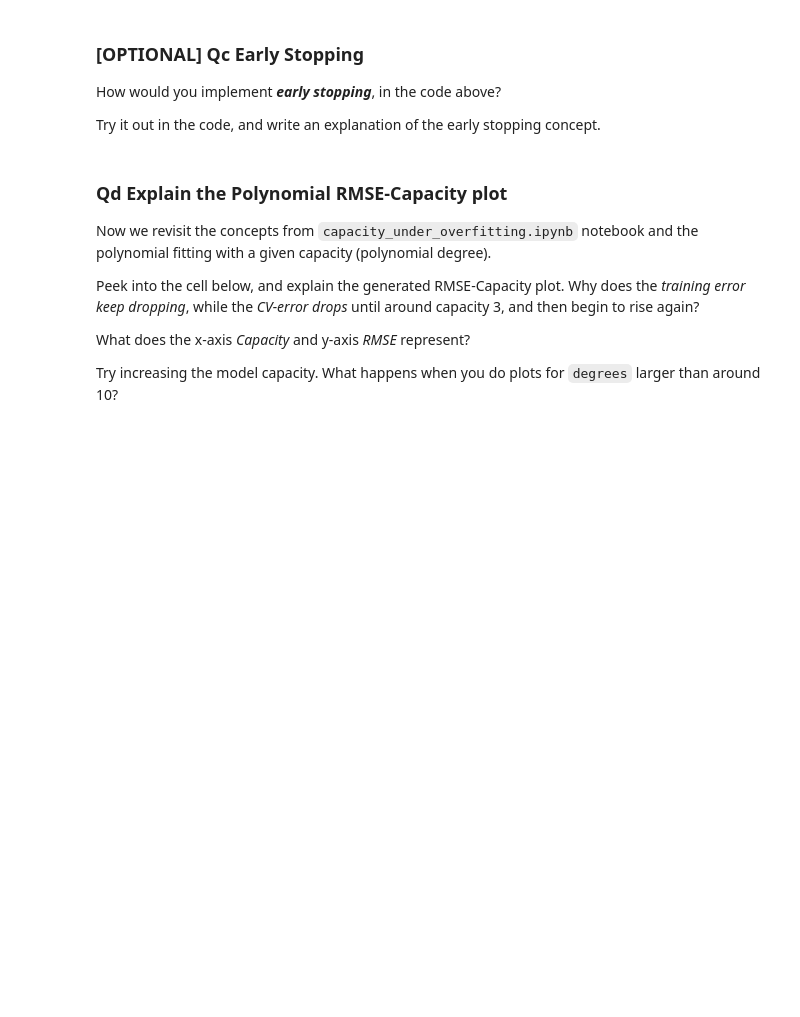
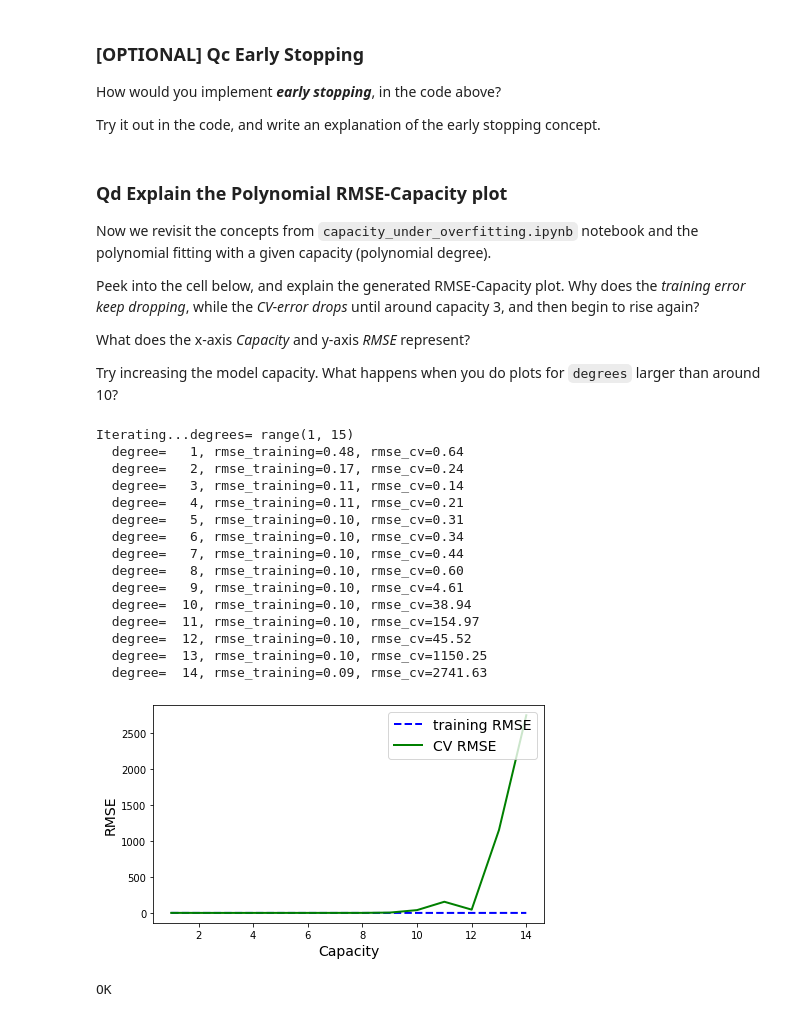
Before and after one commit to HiroshikunDK/MAL_E19, a Jupyter notebook: david/Handin3/L07/generalization_error.ipynb, the cells around one changed output. Saved outputs shown, nothing was run; the diff lists cells and outputs as text; code cells hidden in the pictures; blank space fills up the shorter version.

```diff
--- a/david/Handin3/L07/generalization_error.ipynb
+++ b/david/Handin3/L07/generalization_error.ipynb
@@ -232,7 +239,7 @@ def true_fun(X):
 def GenerateData():
     n_samples = 30
     #degrees = [1, 4, 15]
-    degrees = range(1,8)
+    degrees = range(1,15)
 
     X = np.sort(np.random.rand(n_samples))
     y = true_fun(X) + np.random.randn(n_samples) * 0.1
@@ -255,30 +262,49 @@ for i in range(len(degrees)):
         ])
 
     Z = X[:, np.newaxis]
     pipeline.fit(Z, y)
 
     p = pipeline.predict(Z)
     train_rms = mean_squared_error(y,p)
 
     # Evaluate the models using crossvalidation
     scores = cross_val_score(pipeline, Z, y, scoring="neg_mean_squared_error", cv=10)
     score_mean = -scores.mean()
 
     rmse_training=sqrt(train_rms)
     rmse_cv=sqrt(score_mean)
 
     print(f"  degree={d:4d}, rmse_training={rmse_training:4.2f}, rmse_cv={rmse_cv:4.2f}")
 
     capacities    .append(d)
     rmses_training.append(rmse_training)
     rmses_cv      .append(rmse_cv)
 
 plt.figure(figsize=(7,4))
 plt.plot(capacities, rmses_training, "b--", linewidth=2, label="training RMSE")
 plt.plot(capacities, rmses_cv, "g-", linewidth=2, label="CV RMSE")
 plt.legend(loc="upper right", fontsize=14)
 plt.xlabel("Capacity", fontsize=14)
 plt.ylabel("RMSE", fontsize=14)
 plt.show()
 
+
 print('OK')
+# %% [output]
+Iterating...degrees= range(1, 15)
+  degree=   1, rmse_training=0.48, rmse_cv=0.64
+  degree=   2, rmse_training=0.17, rmse_cv=0.24
+  degree=   3, rmse_training=0.11, rmse_cv=0.14
+  degree=   4, rmse_training=0.11, rmse_cv=0.21
+  degree=   5, rmse_training=0.10, rmse_cv=0.31
+  degree=   6, rmse_training=0.10, rmse_cv=0.34
+  degree=   7, rmse_training=0.10, rmse_cv=0.44
+  degree=   8, rmse_training=0.10, rmse_cv=0.60
+  degree=   9, rmse_training=0.10, rmse_cv=4.61
+  degree=  10, rmse_training=0.10, rmse_cv=38.94
+  degree=  11, rmse_training=0.10, rmse_cv=154.97
+  degree=  12, rmse_training=0.10, rmse_cv=45.52
+  degree=  13, rmse_training=0.10, rmse_cv=1150.25
+  degree=  14, rmse_training=0.09, rmse_cv=2741.63
+[figure, added]
+OK
```
Also changed, not shown: parts of 5 cells of this notebook.
